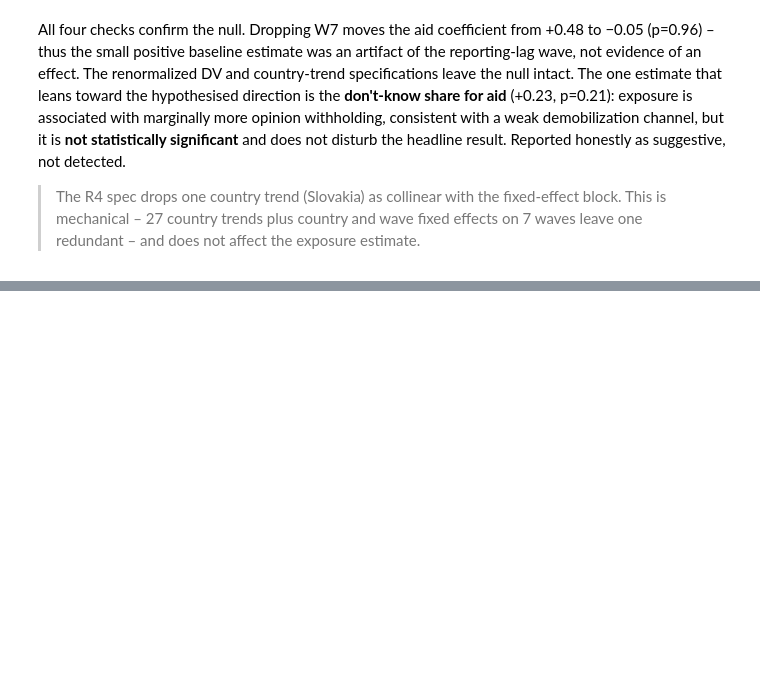
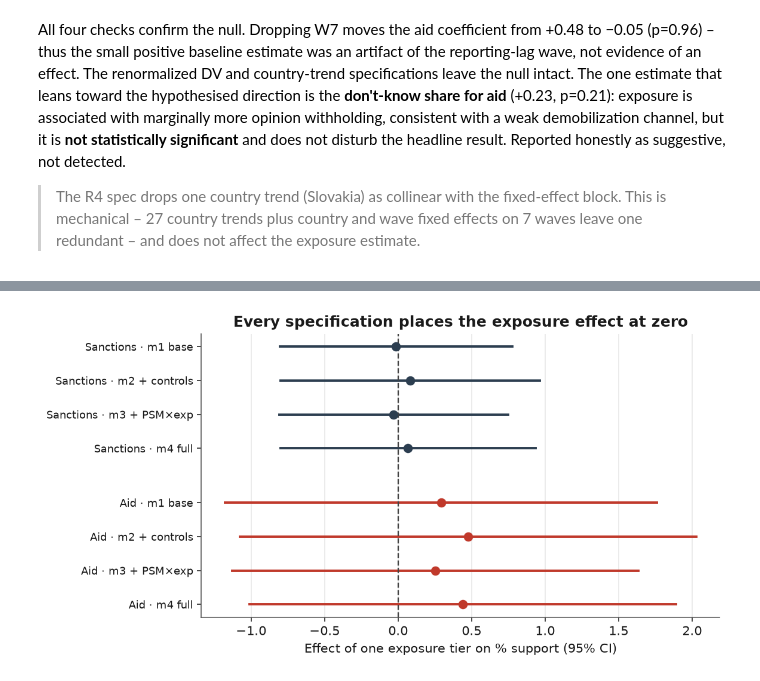
Before and after one commit to kam-eeel/pol380-research, a Jupyter notebook: analysis.ipynb, the cells around one changed output, grey strips where cells are left out. Saved outputs shown, nothing was run; the diff lists cells and outputs as text; code cells hidden in the pictures; blank space fills up the shorter version.

```diff
--- a/analysis.ipynb
+++ b/analysis.ipynb
@@ -568,0 +607,36 @@ All four checks confirm the null. Dropping W7 moves the aid coefficient from +0.
+# %%
+# Fig 2 — exposure coefficient with 95% CIs across m1–m4, both outcomes
+specs = [("m1 base", "exposure"),
+         ("m2 + controls", "exposure + gdp_pc + hicp + displaced_share"),
+         ("m3 + PSM×exp", "exposure + exposure:psm_z"),
+         ("m4 full", "exposure + exposure:psm_z + gdp_pc + hicp + displaced_share")]
+
+rows = []
+
+for dv, dvlab in [("support_aid", "Aid"), ("support_sanctions", "Sanctions")]:
+    for name, rhs in specs:
+        m = pf.feols(f"{dv} ~ {rhs} | iso2 + wave_num", panel, vcov={"CRV1": "iso2"})  # type: ignore[arg-type]
+        rows.append((dvlab, name, m.coef()["exposure"], m.confint().loc["exposure"].tolist()))
+
+cf = pd.DataFrame(rows, columns=["dv", "spec", "b", "ci"])
+
+fig, ax = plt.subplots(figsize=(8, 4.4))
+ypos, ylabels, y = [], [], 0
+
+for dvlab, grp in cf.groupby("dv", sort=False):
+    for _, r in grp.iloc[::-1].iterrows():
+        lo, hi = r["ci"]; col = ACCENT if dvlab == "Aid" else NAVY
+        ax.plot([lo, hi], [y, y], color=col, lw=2)
+        ax.plot(r["b"], y, "o", color=col, ms=7, zorder=3)
+        ypos.append(y); ylabels.append(f"{dvlab} · {r['spec']}"); y += 1
+    y += 0.6
+
+ax.axvline(0, color=ZERO, ls="--", lw=1.2)
+ax.set_yticks(ypos); ax.set_yticklabels(ylabels, fontsize=9)
+ax.set_xlabel("Effect of one exposure tier on % support (95% CI)")
+ax.set_title("Every specification places the exposure effect at zero")
+ax.grid(axis="y", visible=False)
+fig.savefig("output/figures/fig2_coefficient_plot.png")
+plt.show()
+# %% [output]
+[figure, added]
```
Also changed, not shown: parts of 7 cells of this notebook, 5 other files.
